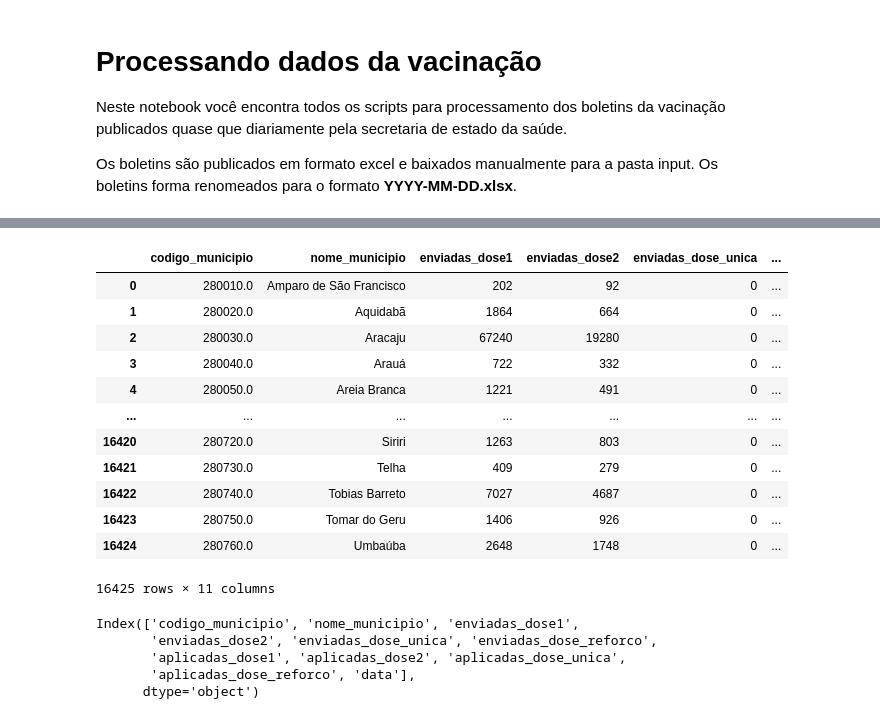
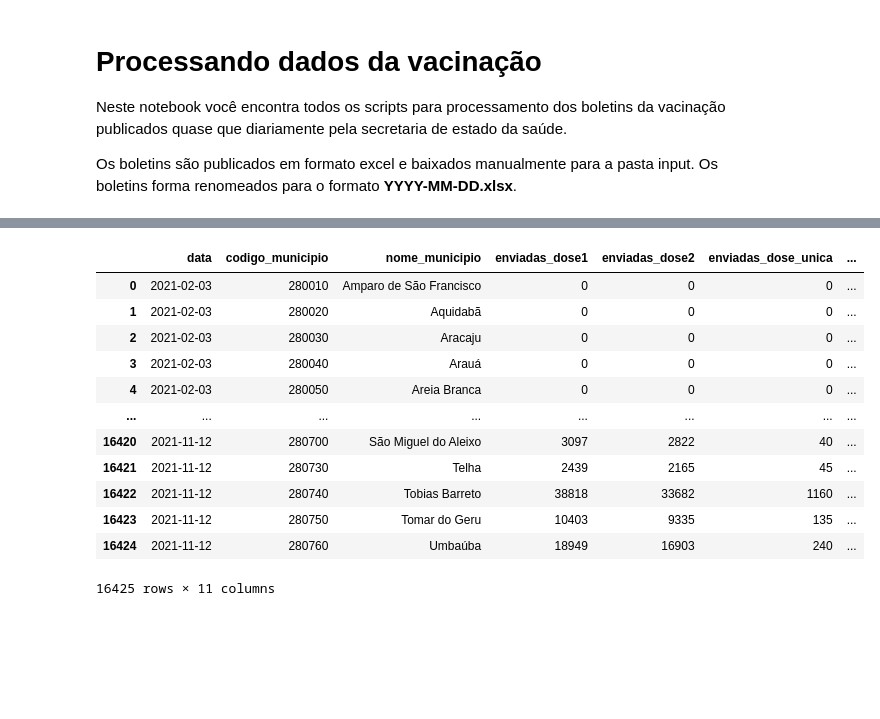
Before and after one commit to dadosabertossergipe/covid19, a Jupyter notebook: code/ProcessaVacinacao.ipynb, the cells around one changed output, grey strips where cells are left out. Drawn from its saved outputs; the diff is of its cells as text; code cells hidden in the pictures; blank space fills up the shorter version.

```diff
--- a/code/ProcessaVacinacao.ipynb
+++ b/code/ProcessaVacinacao.ipynb
@@ -118,6 +152,6 @@ def process_type3(file, output):
     data_ = data_.iloc[0:75, :]
     data_ = data_[order_columns]
 
-
+    data_['nome_municipio'] = data_.apply(lambda row: change_name(row), axis=1)
 
     data_.to_csv(output + "/" + file_name + ".csv", index=False)
@@ -170,6 +188,6 @@ def process_type4(file, output):
     data_ = data_.iloc[0:75, :]
     data_ = data_[order_columns]
 
-
+    data_['nome_municipio'] = data_.apply(lambda row: change_name(row), axis=1)
 
     data_.to_csv(output + "/" + file_name + ".csv", index=False)
@@ -223,6 +225,6 @@ def process_type5(file, output):
     data_ = data_.iloc[0:75, :]
     data_ = data_[order_columns]
 
-
+    data_['nome_municipio'] = data_.apply(lambda row: change_name(row), axis=1)
 
     data_.to_csv(output + "/" + file_name + ".csv", index=False)
@@ -278,6 +264,6 @@ def process_type6(file, output):
     data_ = data_.iloc[0:75, :]
     data_ = data_[order_columns]
 
-
+    data_['nome_municipio'] = data_.apply(lambda row: change_name(row), axis=1)
 
     data_.to_csv(output + "/" + file_name + ".csv", index=False)
@@ -462,32 +334,38 @@ data_temp2
 # %%
 path_temp = "../tmp/boletins_temporarios"
 
 all_files = os.listdir(path_temp)
 
 all_df = []
 
 for file_ in all_files:
     df_ = pd.read_csv(path_temp + "/" + file_)
     file_split = file_.split(".")
     df_['data'] = file_split[0]
-    df_['nome_municipio'] = update_name_df(df_)
-    df_['codigo_municipio'] = update_codigo_df(df_)
     all_df.append(df_)
 
 final_ = pd.concat(all_df, ignore_index=True)
+
+final_ = final_.sort_values(by=['data','nome_municipio'])
+final_ = final_[['data','codigo_municipio', 'nome_municipio', 'enviadas_dose1',
+       'enviadas_dose2', 'enviadas_dose_unica', 'enviadas_dose_reforco',
+       'aplicadas_dose1', 'aplicadas_dose2', 'aplicadas_dose_unica',
+       'aplicadas_dose_reforco']]
+
+final_ = final_.reset_index(drop=True)
+
+final_
+# %% [output]
+|  | data | codigo_municipio | nome_municipio | enviadas_dose1 | enviadas_dose2 | enviadas_dose_unica | ... |
+| 0 | 2021-02-03 | 280010 | Amparo de São Francisco | 0 | 0 | 0 | ... |
+| 1 | 2021-02-03 | 280020 | Aquidabã | 0 | 0 | 0 | ... |
+| 2 | 2021-02-03 | 280030 | Aracaju | 0 | 0 | 0 | ... |
+| 3 | 2021-02-03 | 280040 | Arauá | 0 | 0 | 0 | ... |
+| 4 | 2021-02-03 | 280050 | Areia Branca | 0 | 0 | 0 | ... |
+| ... | ... | ... | ... | ... | ... | ... | ... |
+| 16420 | 2021-11-12 | 280700 | São Miguel do Aleixo | 3097 | 2822 | 40 | ... |
+| 16421 | 2021-11-12 | 280730 | Telha | 2439 | 2165 | 45 | ... |
+| 16422 | 2021-11-12 | 280740 | Tobias Barreto | 38818 | 33682 | 1160 | ... |
+| 16423 | 2021-11-12 | 280750 | Tomar do Geru | 10403 | 9335 | 135 | ... |
+| 16424 | 2021-11-12 | 280760 | Umbaúba | 18949 | 16903 | 240 | ... |
+16425 rows × 11 columns
-# %%
-final_
-# %% [output]
-|  | codigo_municipio | nome_municipio | enviadas_dose1 | enviadas_dose2 | enviadas_dose_unica | ... |
-| 0 | 280010.0 | Amparo de São Francisco | 202 | 92 | 0 | ... |
-| 1 | 280020.0 | Aquidabã | 1864 | 664 | 0 | ... |
-| 2 | 280030.0 | Aracaju | 67240 | 19280 | 0 | ... |
-| 3 | 280040.0 | Arauá | 722 | 332 | 0 | ... |
-| 4 | 280050.0 | Areia Branca | 1221 | 491 | 0 | ... |
-| ... | ... | ... | ... | ... | ... | ... |
-| 16420 | 280720.0 | Siriri | 1263 | 803 | 0 | ... |
-| 16421 | 280730.0 | Telha | 409 | 279 | 0 | ... |
-| 16422 | 280740.0 | Tobias Barreto | 7027 | 4687 | 0 | ... |
-| 16423 | 280750.0 | Tomar do Geru | 1406 | 926 | 0 | ... |
-| 16424 | 280760.0 | Umbaúba | 2648 | 1748 | 0 | ... |
-16425 rows × 11 columns
@@ -500,10 +372,2 @@ final_ = final_[['data','codigo_municipio', 'nome_municipio', 'enviadas_dose1',
-# %%
-final_.columns
-# %% [output]
-Index(['codigo_municipio', 'nome_municipio', 'enviadas_dose1',
-       'enviadas_dose2', 'enviadas_dose_unica', 'enviadas_dose_reforco',
-       'aplicadas_dose1', 'aplicadas_dose2', 'aplicadas_dose_unica',
-       'aplicadas_dose_reforco', 'data'],
-      dtype='object')
 # %%
 final_.to_csv("../output/vacinacao_municipios_se.csv", index=False)
```
Also changed, not shown: parts of 26 cells of this notebook, 13 other files.
